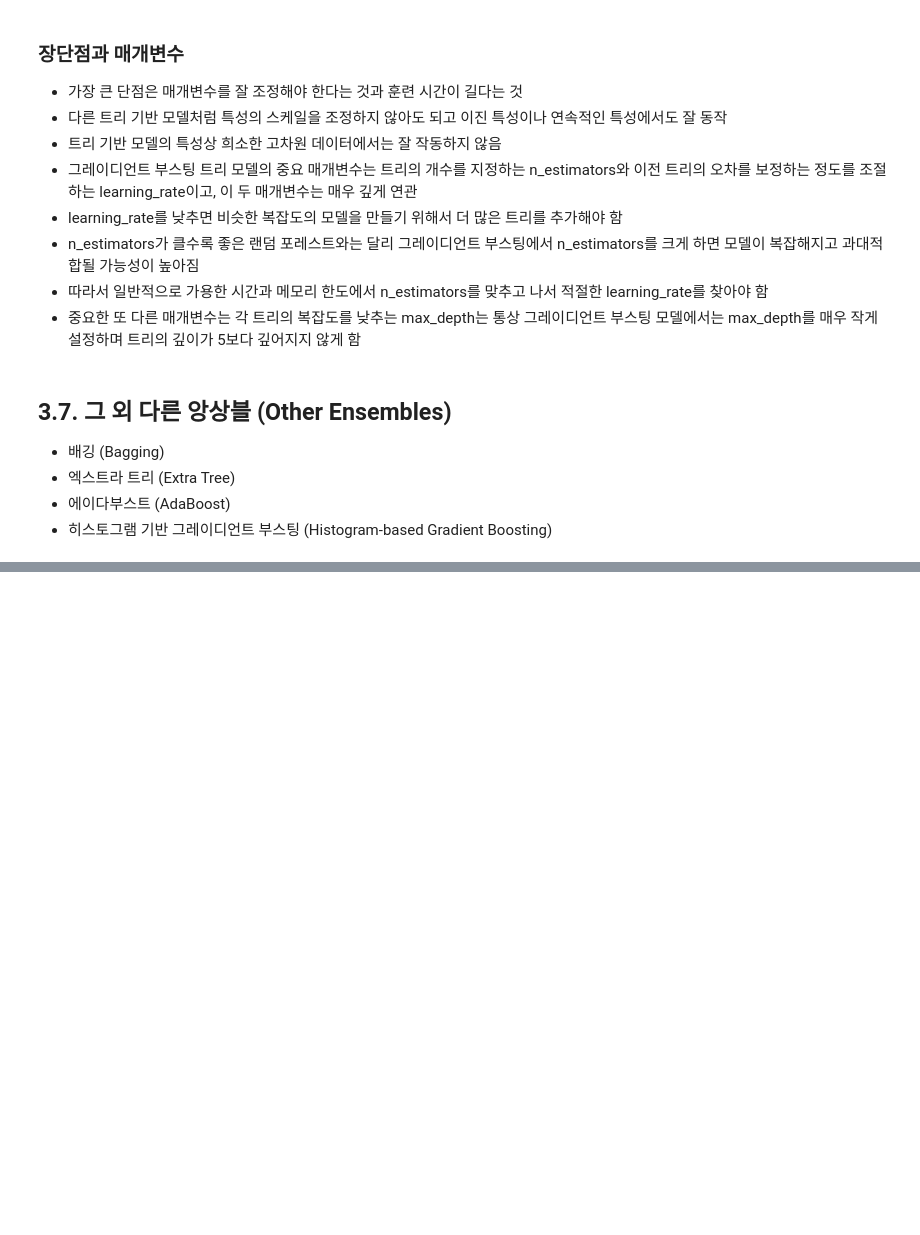
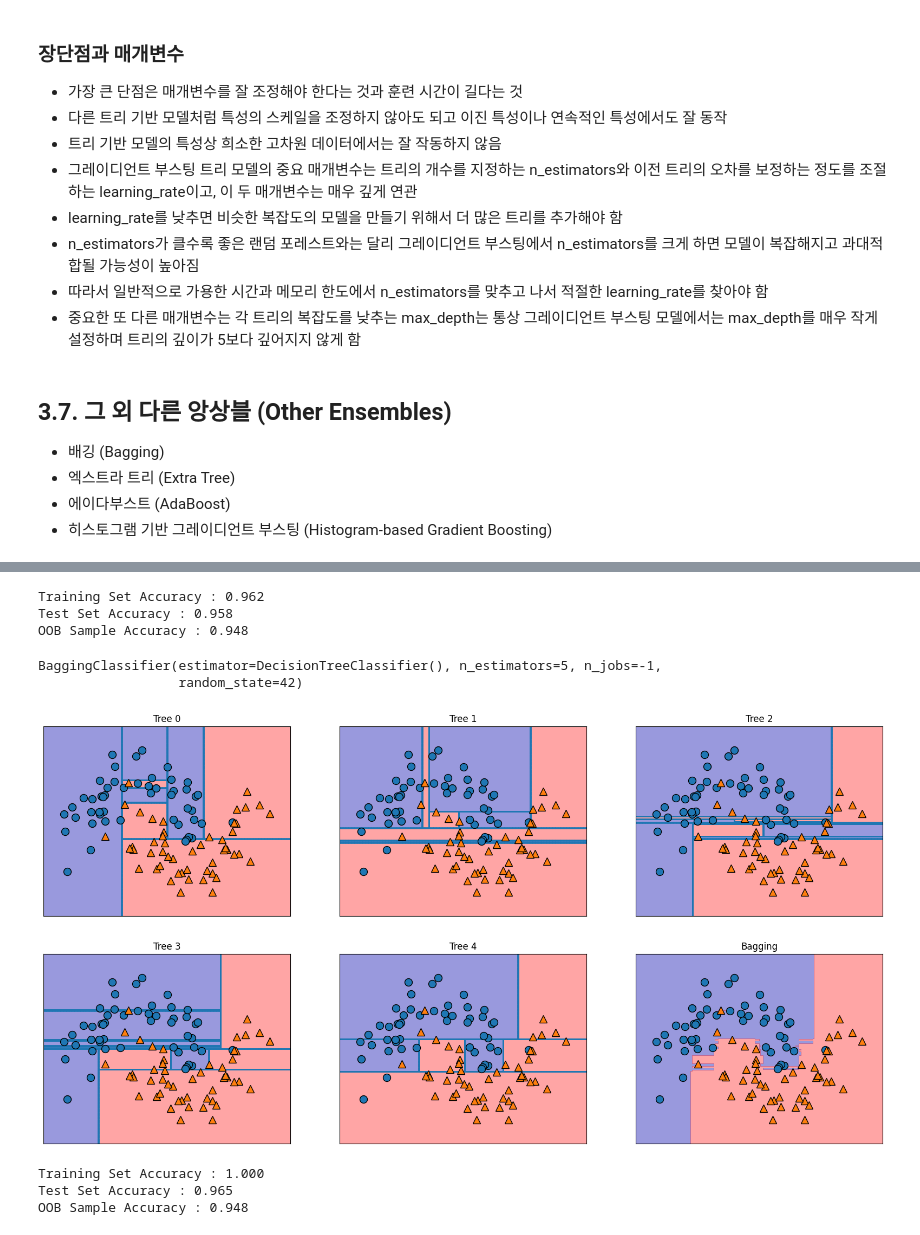
Before and after one commit to haribo09876/MachineLearning, a Jupyter notebook: 02. SupervisedLearning/03. SupervisedLearningAlgorithm.ipynb, the cells around one changed output, grey strips where cells are left out. Cells and saved outputs as stored; diff of their text form; code cells hidden in the pictures; blank space fills up the shorter version.

```diff
--- a/02. SupervisedLearning/03. SupervisedLearningAlgorithm.ipynb
+++ b/02. SupervisedLearning/03. SupervisedLearningAlgorithm.ipynb
@@ -1065,0 +1063,12 @@ plot_feature_importances_cancer(gbrt)
+# %%
+# two_moons 데이터셋과 cancer 데이터셋을 사용
+from preamble import *
+from sklearn.model_selection import train_test_split
+from sklearn.datasets import make_moons
+from sklearn.datasets import load_breast_cancer
+
+Xm, ym = make_moons(n_samples=100, noise=0.25, random_state=3)
+Xm_train, Xm_test, ym_train, ym_test = train_test_split(Xm, ym, stratify=ym, random_state=42)
+
+cancer = load_breast_cancer()
+Xc_train, Xc_test, yc_train, yc_test = train_test_split(cancer.data, cancer.target, random_state=0)
@@ -1065,0 +1093,42 @@ plot_feature_importances_cancer(gbrt)
+# %%
+print("Training Set Accuracy : {:.3f}".format(bagging.score(Xc_train, yc_train)))
+print("Test Set Accuracy : {:.3f}".format(bagging.score(Xc_test, yc_test)))
+print("OOB Sample Accuracy : {:.3f}".format(bagging.oob_score_))
+# %% [output]
+Training Set Accuracy : 0.962
+Test Set Accuracy : 0.958
+OOB Sample Accuracy : 0.948
+# %%
+# 결정 트리로 배깅을 수행하는 것보다 랜덤 포레스트를 사용하는 것이 편리하지만 여기서는 직접 결정 트리에 배깅을 적용
+from sklearn.tree import DecisionTreeClassifier
+bagging = BaggingClassifier(DecisionTreeClassifier(), n_estimators=5, n_jobs=-1, random_state=42)
+bagging.fit(Xm_train, ym_train)
+# %% [output]
+BaggingClassifier(estimator=DecisionTreeClassifier(), n_estimators=5, n_jobs=-1,
+                  random_state=42)
+# %%
+# 랜덤 포레스트에서처럼 이 배깅 분류기에 있는 결정 트리의 결정 경계를 시각화
+# 결과 그래프는 랜덤 포레스트의 결정 경계와 매우 유사
+fig, axes = plt.subplots(2, 3, figsize=(20, 10))
+for i, (ax, tree) in enumerate(zip(axes.ravel(), bagging.estimators_)):
+  ax.set_title("Tree {}".format(i))
+  mglearn.plots.plot_tree_partition(Xm, ym, tree, ax=ax)
+
+mglearn.plots.plot_2d_separator(bagging, Xm, fill=True, ax=axes[-1, -1], alpha=0.4)
+axes[-1, -1].set_title("Bagging")
+mglearn.discrete_scatter(Xm[:, 0], Xm[:, 1], ym)
+plt.show();
+# %% [output]
+[figure, added]
+# %%
+# n_estimators=100으로 늘려서 cancer 데이터셋에 훈련시켜보고 훈련 세트와 테스트 세트의 성능을 확인
+bagging = BaggingClassifier(DecisionTreeClassifier(), n_estimators=100, oob_score=True, n_jobs=-1, random_state=42)
+bagging.fit(Xc_train, yc_train)
+
+print("Training Set Accuracy : {:.3f}".format(bagging.score(Xc_train, yc_train)))
+print("Test Set Accuracy : {:.3f}".format(bagging.score(Xc_test, yc_test)))
+print("OOB Sample Accuracy : {:.3f}".format(bagging.oob_score_))
+# %% [output]
+Training Set Accuracy : 1.000
+Test Set Accuracy : 0.965
+OOB Sample Accuracy : 0.948
```
Also changed, not shown: parts of 21 cells of this notebook.
